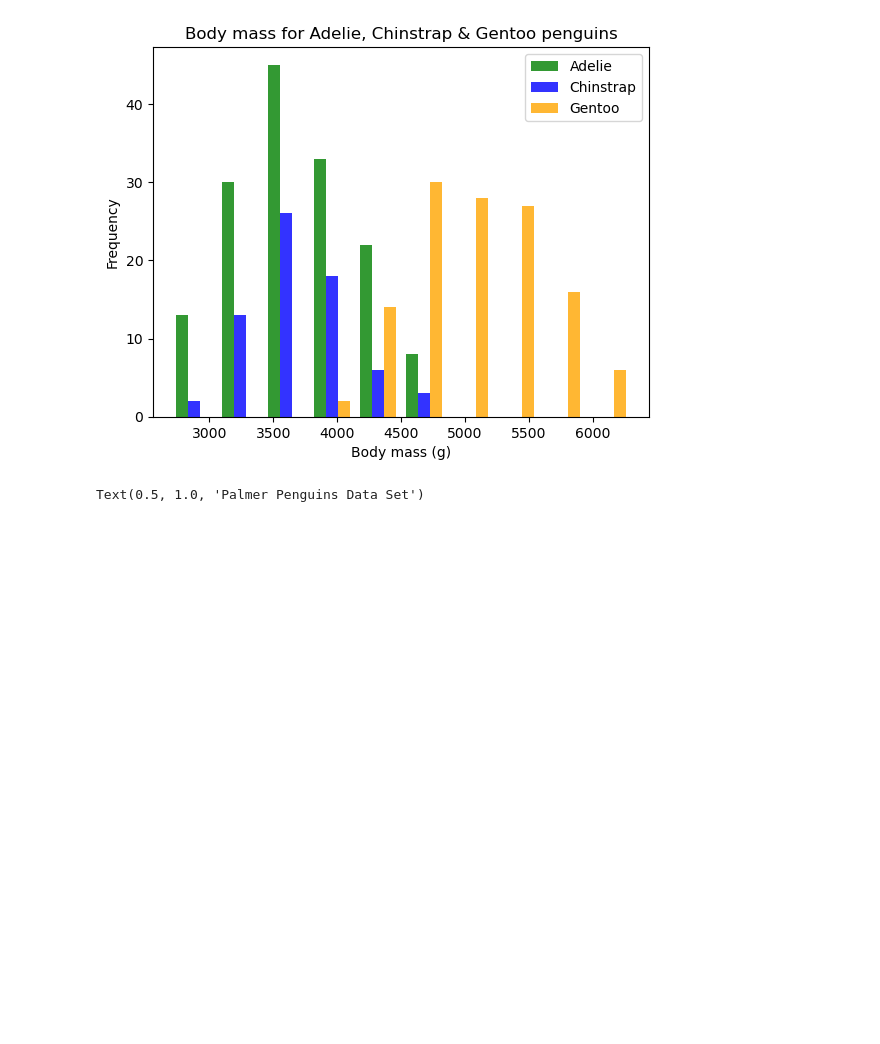
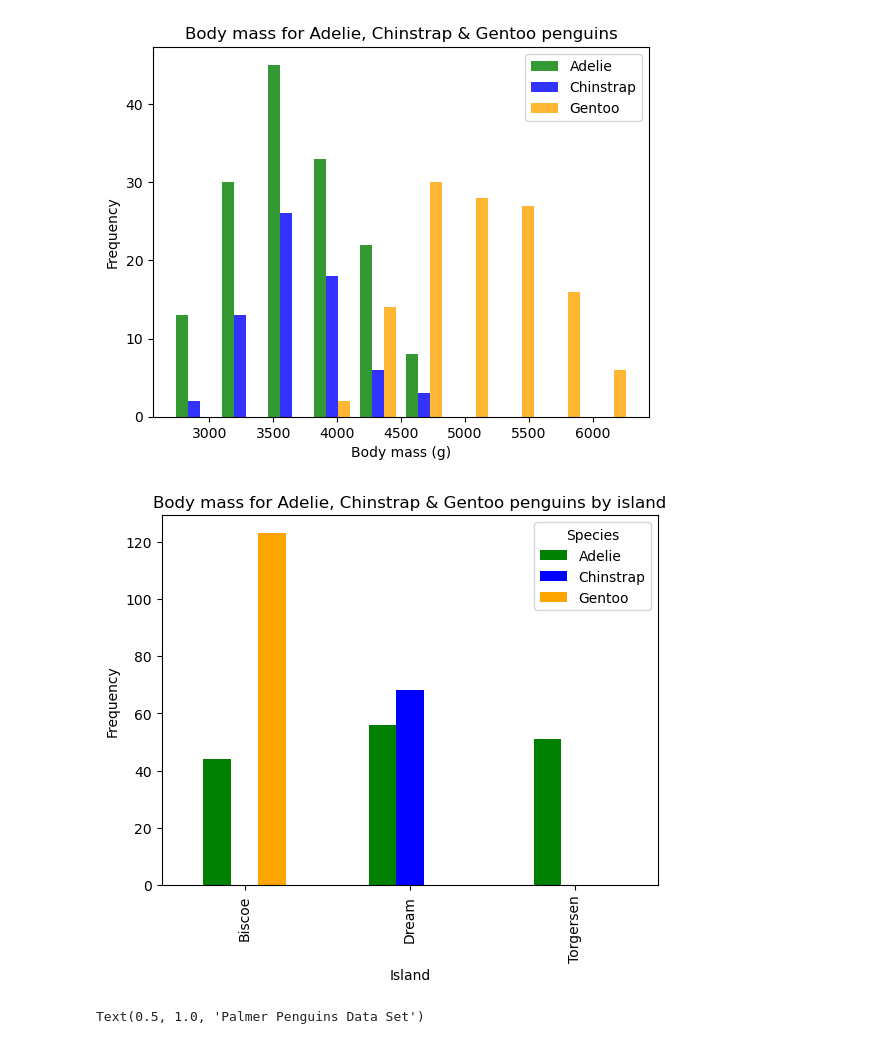
Before and after one commit to MattiDoubleU/Principles-of-Data-Analytics-Project, a Jupyter notebook: penguins.ipynb, the cells around one changed output. Cells and saved outputs as stored; diff of their text form; code cells hidden in the pictures; blank space fills up the shorter version.

```diff
--- a/penguins.ipynb
+++ b/penguins.ipynb
@@ -348,6 +348,30 @@ plt.legend()
 plt.show()
 # %% [output]
 [figure]
+# %%
+
+
+# Grouping the data by both species and islands
+grouped_data = df.groupby(['species', 'island'])['body_mass_g'].count().unstack()
+
+# Transpose the grouped data
+grouped_data = grouped_data.T
+
+# Plotting a stacked bar chart
+grouped_data.plot(kind='bar', stacked=False, color=['green', 'blue', 'orange'])
+
+# Set labels and title
+plt.xlabel('Island')
+plt.ylabel('Frequency')
+plt.title('Body mass for Adelie, Chinstrap & Gentoo penguins by island')
+
+# Add legend
+plt.legend(title='Species')
+
+# Show plot
+plt.show()
+# %% [output]
+[figure, added]
 # %%
 # Create a new figure and set of axes.
 fig, ax = plt.subplots(1, 1)
```
Also changed, not shown: parts of 6 cells of this notebook.
